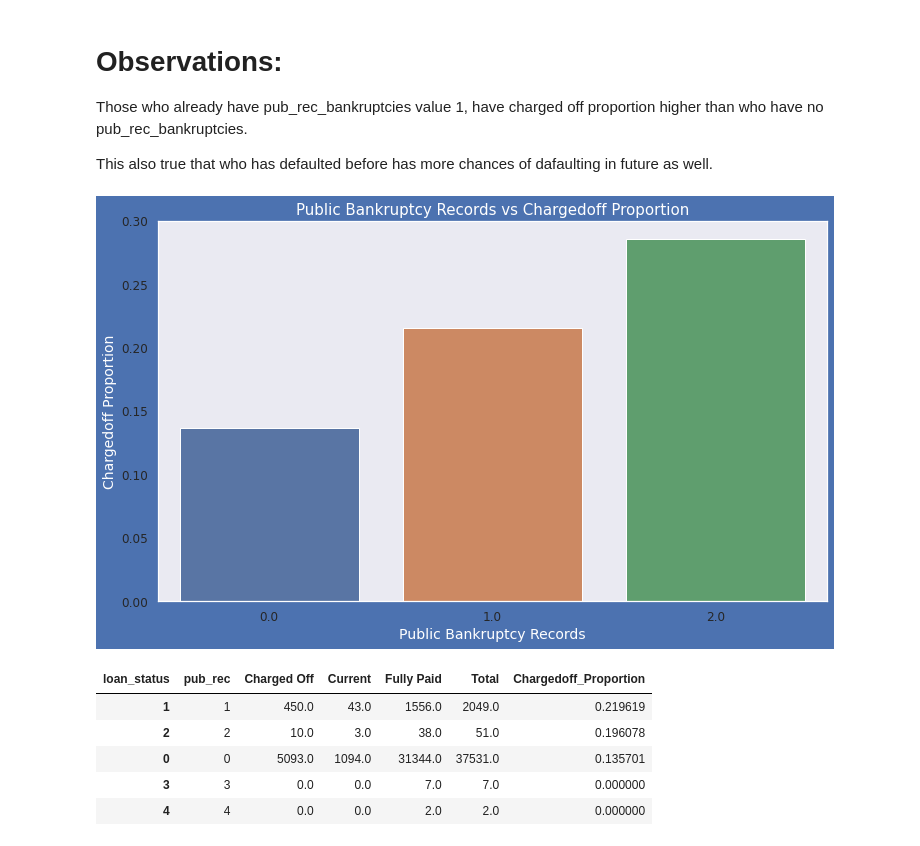
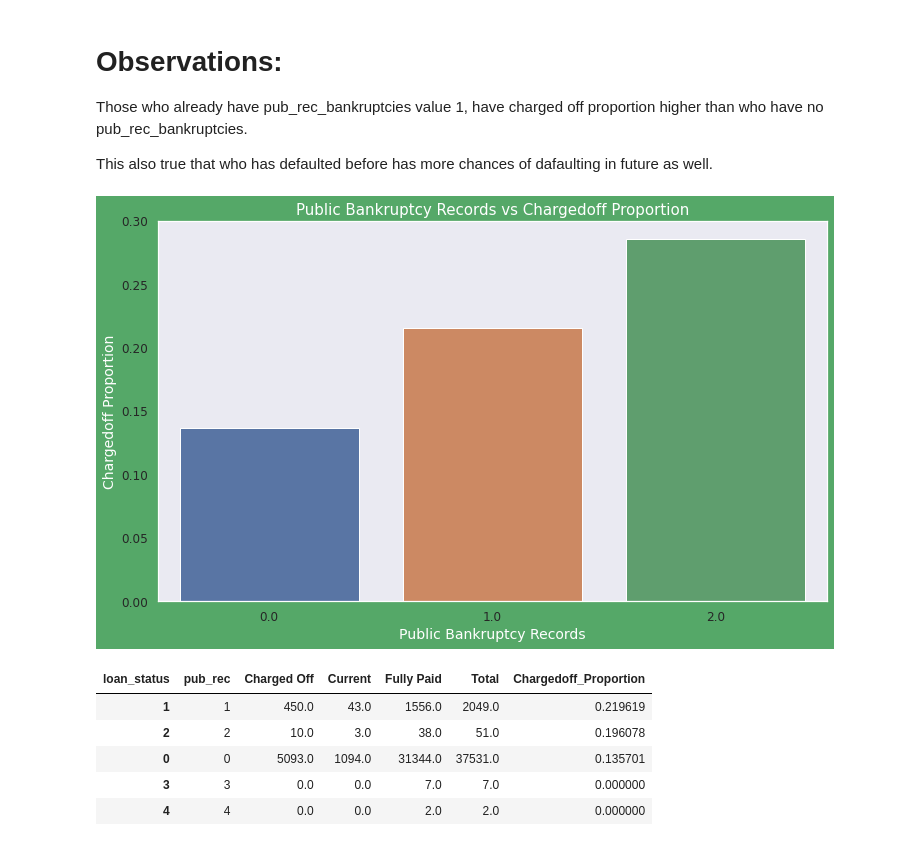
Before and after one commit to surajit16/LendingClubCaseStudy, a Jupyter notebook: Surajit_Khan.ipynb, the cells around one changed output. Drawn from its saved outputs; the diff is of its cells as text; code cells hidden in the pictures.

```diff
--- a/Surajit_Khan.ipynb
+++ b/Surajit_Khan.ipynb
@@ -1461,14 +1461,14 @@ Those who already have pub_rec_bankruptcies value 1, have charged off proportion
 
 This also true that who has defaulted before has more chances of dafaulting in future as well.<br>
 # %%
-fig, ax1 = plt.subplots(figsize=(12, 7),facecolor='b')
+fig, ax1 = plt.subplots(figsize=(12, 7),facecolor='g')
 ax1.set_title('Public Bankruptcy Records vs Chargedoff Proportion',fontsize=15,color='w')
 ax1=sns.barplot(x='pub_rec_bankruptcies', y='Chargedoff_Proportion', data=bankruptcies_vs_loan)
 ax1.set_xlabel('Public Bankruptcy Records',fontsize=14,color='w')
 ax1.set_ylabel('Chargedoff Proportion',fontsize=14,color = 'w')
 plt.show()
 # %% [output]
-[figure, old version]
+[figure, new version]
 # %%
 # Bivariate Analysis on Derogatory Public Record against Chargedoff_Proportion
 
```
Also changed, not shown: parts of 9 cells of this notebook.
